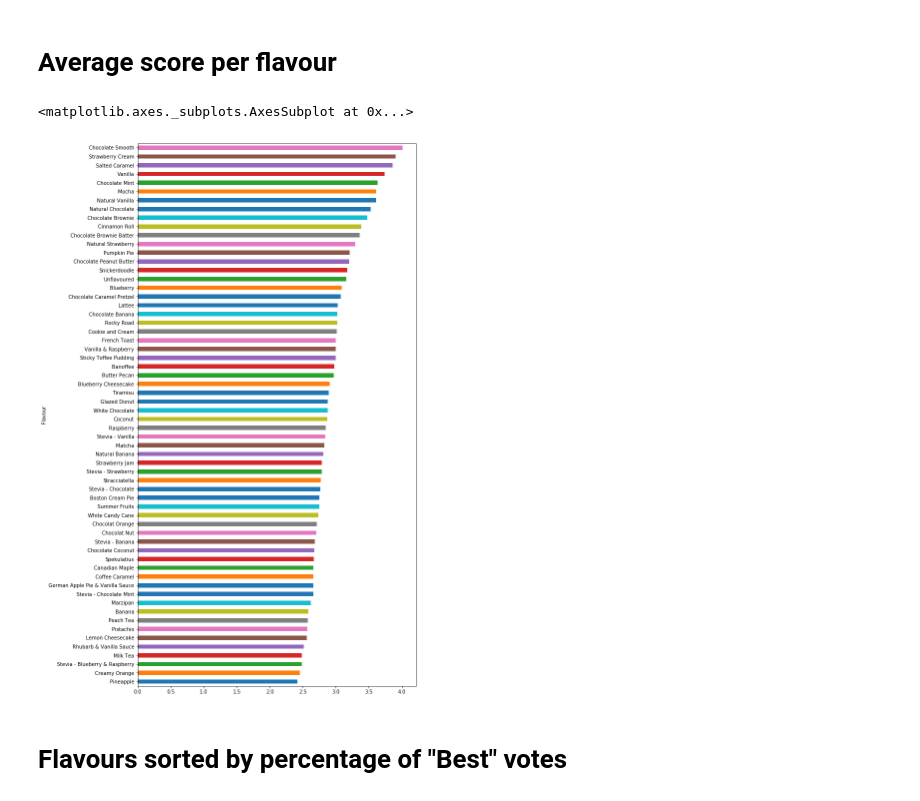
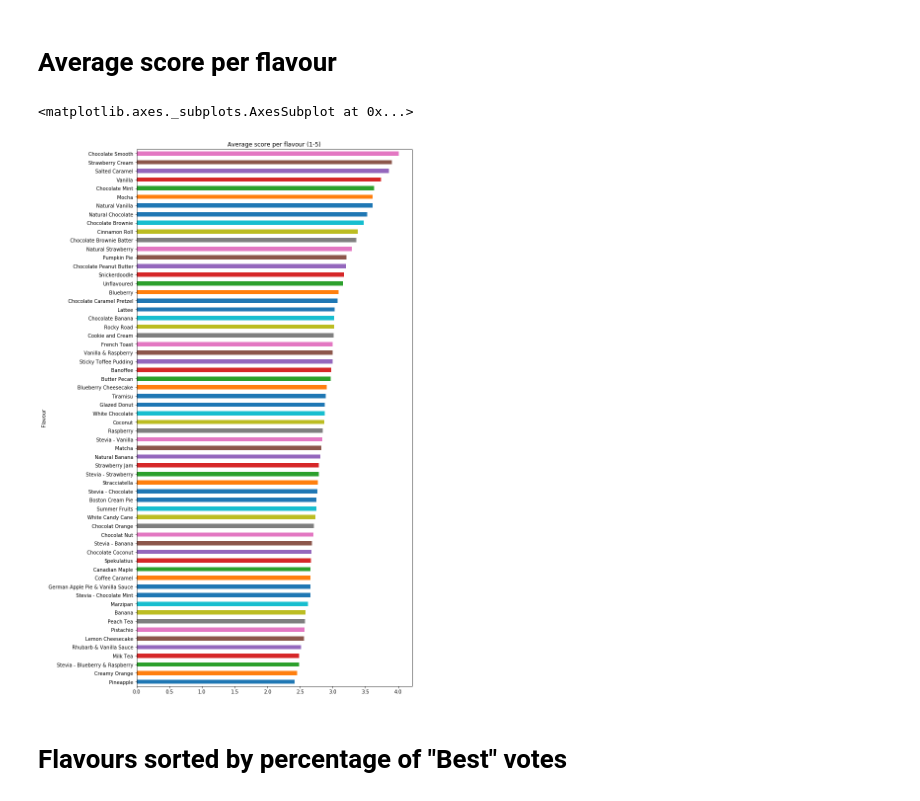
Before and after one commit to pingpongkingkong/myprotein, a Jupyter notebook: myprotein.ipynb, the cells around one changed output. Cells and saved outputs as stored; diff of their text form; code cells hidden in the pictures.

```diff
--- a/myprotein.ipynb
+++ b/myprotein.ipynb
@@ -46,10 +46,10 @@ dfAvg = _.groupby('Flavour')['score'].sum() / totes
 # %% [markdown]
 # Average score per flavour
 # %%
-dfAvg.sort_values().plot.barh(figsize=(10,20))
+dfAvg.sort_values().plot.barh(figsize=(10,20), title="Average score per flavour (1-5)")
 # %% [output]
 <matplotlib.axes._subplots.AxesSubplot at 0x...>
-[figure, old version]
+[figure, new version]
 # %% [markdown]
 # Flavours sorted by percentage of "Best" votes
 # %%
```
Also changed, not shown: parts of 7 cells of this notebook, 1 other file.
